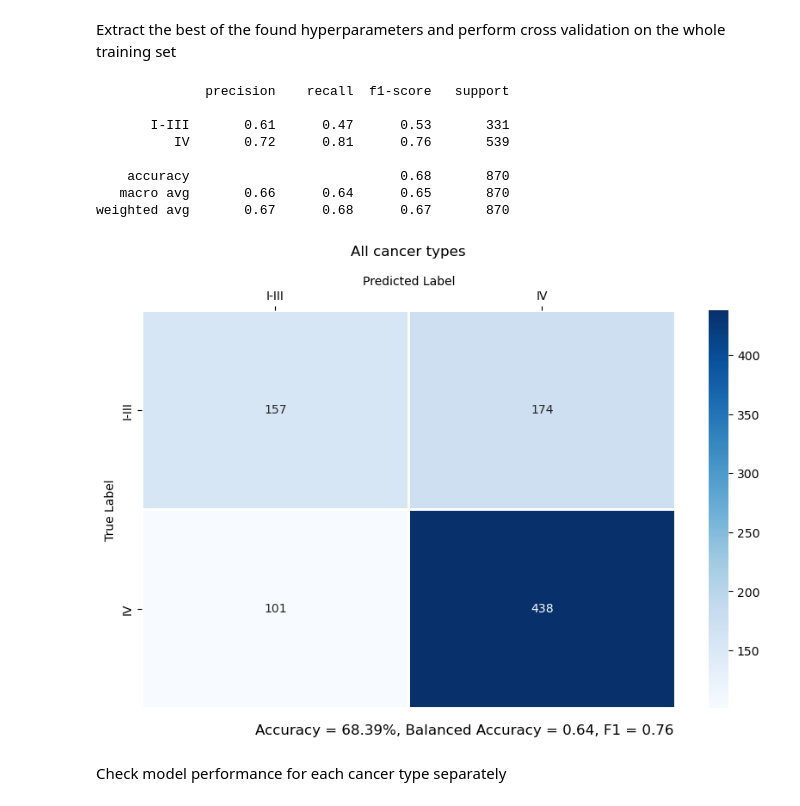
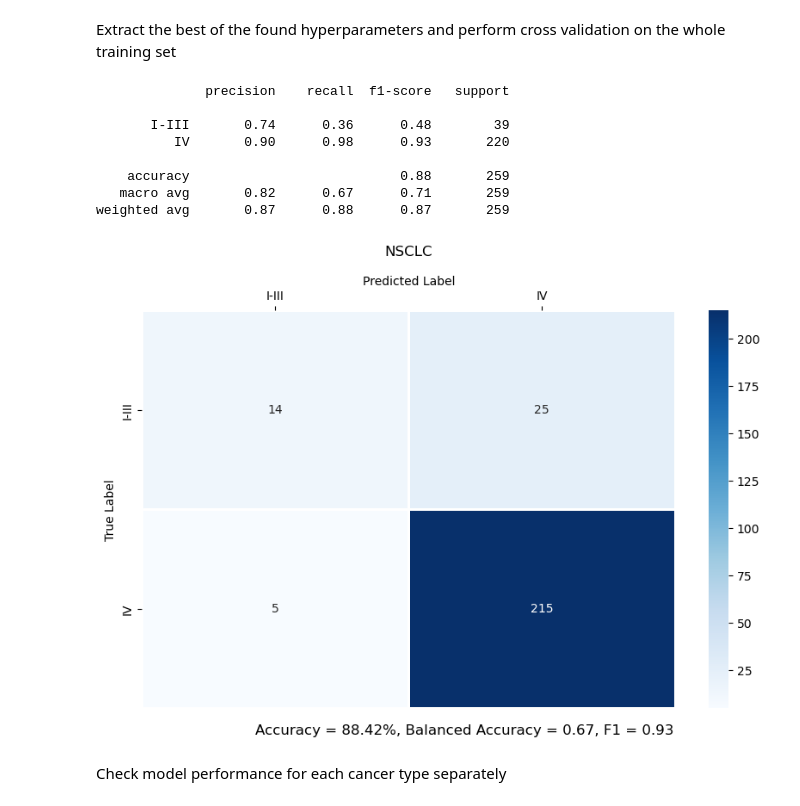
Before and after one commit to CyperStone/cancer-stage-prediction, a Jupyter notebook: notebooks/baseline_models.ipynb, the cells around one changed output. Saved outputs shown, nothing was run; the diff lists cells and outputs as text; code cells hidden in the pictures.

```diff
--- a/notebooks/baseline_models.ipynb
+++ b/notebooks/baseline_models.ipynb
@@ -31,13 +31,13 @@ np.random.seed(random_state)
 # %% [markdown]
 Define directory paths to save results
 # %%
-output_dir_multiclass = '../results/updated_data/stable_features/baseline_models/multiclass/'
-output_dir_binary = '../results/updated_data/stable_features/baseline_models/binary/'
-output_dir_binary_2 = '../results/updated_data/stable_features/baseline_models/binary_I-II_vs_III-IV/'
+output_dir_multiclass = '../results/updated_data/all_features/NSCLC/baseline_models/multiclass/'
+output_dir_binary = '../results/updated_data/all_features/NSCLC/baseline_models/binary/'
+output_dir_binary_2 = '../results/updated_data/all_features/NSCLC/baseline_models/binary_I-II_vs_III-IV/'
 # %% [markdown]
 Load training data
 # %%
-data_path = '../data/cleaned/updated/stable_features/'
+data_path = '../data/cleaned/updated/all_features/NSCLC/'
 models_path = '../models'
 
 train = pd.read_csv(os.path.join(data_path, 'train.csv'), sep=';')
@@ -386,25 +386,25 @@ print(report)
 # %% [output]
               precision    recall  f1-score   support
 
-       I-III       0.61      0.47      0.53       331
-          IV       0.72      0.81      0.76       539
+       I-III       0.74      0.36      0.48        39
+          IV       0.90      0.98      0.93       220
 
-    accuracy                           0.68       870
-   macro avg       0.66      0.64      0.65       870
-weighted avg       0.67      0.68      0.67       870
+    accuracy                           0.88       259
+   macro avg       0.82      0.67      0.71       259
+weighted avg       0.87      0.88      0.87       259
 # %%
 accuracy = accuracy_score(y_true, y_pred.astype(int))
 balanced_accuracy = balanced_accuracy_score(y_true, y_pred.astype(int))
 f1 = f1_score(y_true, y_pred.astype(int))
 cm = confusion_matrix(y_true, y_pred.astype(int))
 
-title = 'All cancer types'
+title = 'NSCLC'
 scores_subtitle = f'Accuracy = {accuracy*100:.2f}%, Balanced Accuracy = {balanced_accuracy:.2f}, F1 = {f1:.2f}'
 
-filename = f'all_cancer_types.png'
+filename = f'baseline.png'
 plot_confusion_matrix(cm, labels, title, scores_subtitle, output_path=os.path.join(output_dir_binary, filename))
 # %% [output]
-[figure, old version]
+[figure, new version]
 # %% [markdown]
 Check model performance for each cancer type separately
 # %%
```
Also changed, not shown: parts of 11 cells of this notebook.
